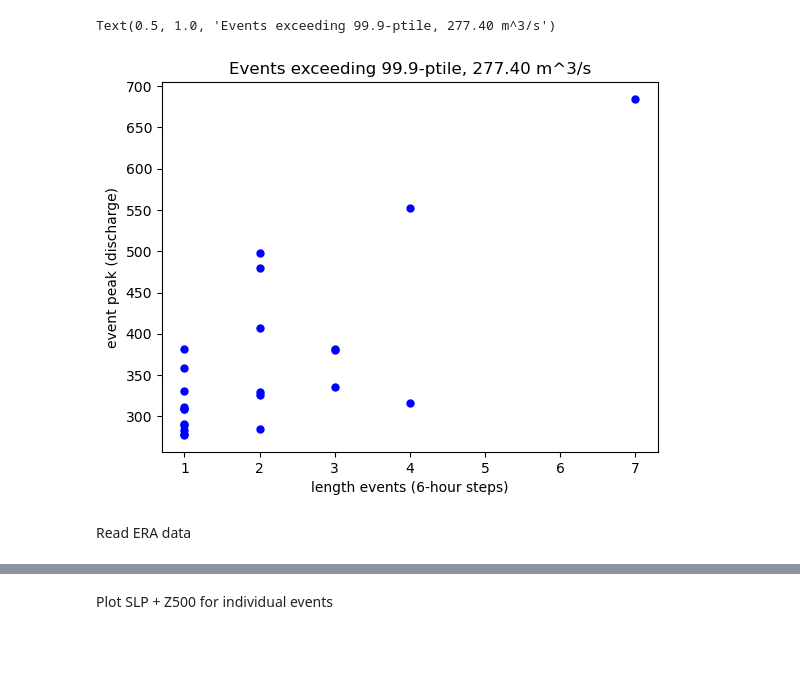
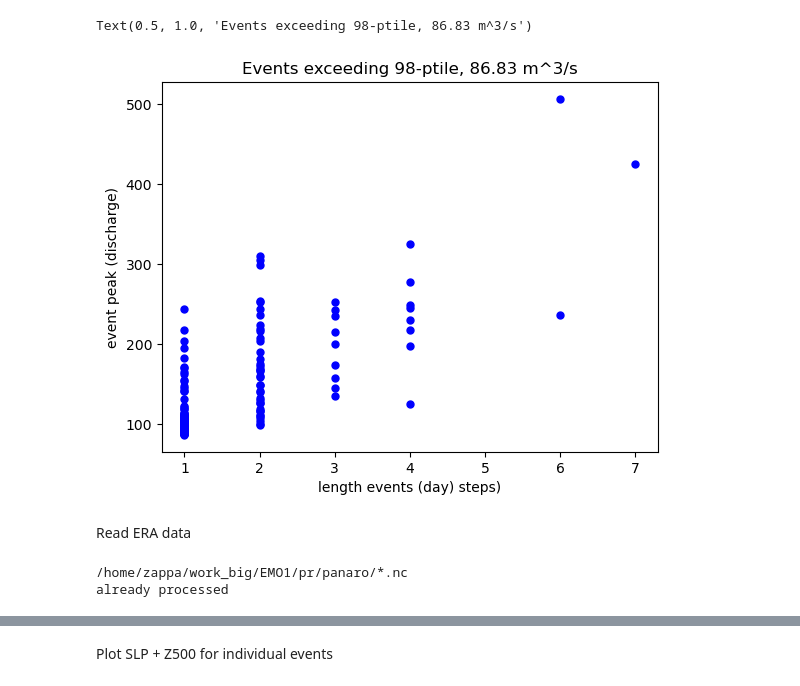
Before and after one commit to zappag/FLORA, a Jupyter notebook: explore.ipynb, the cells around one changed output, grey strips where cells are left out. Saved outputs shown, nothing was run; the diff lists cells and outputs as text; code cells hidden in the pictures; blank space fills up the shorter version.

```diff
--- a/explore.ipynb
+++ b/explore.ipynb
@@ -54,18 +84,13 @@ def read_and_store_time_series(fname_pat, lat, lon, output_file, check_existing=
         # Extract time series data for the specified grid point
         time_series = dataset.sel(lat=lat,lon=lon,method='nearest')
 
-        # Optionally, you can also specify a variable of interest if your dataset contains multiple variables
-        # For example, if 'temperature' is the variable you want to extract:
-        # time_series = dataset['temperature'].sel(latitude=dataset.latitude[lat_index],
-        #                                         longitude=dataset.longitude[lon_index])
-
         # Store the extracted time series data on disk
         time_series.to_netcdf(output_file)
 
     return time_series
 
 # xarray
-data_ds_gp = read_and_store_time_series(fname_pat, lat=tlat, lon=tlon, output_file=fname_gp)
+xds_gp = read_and_store_time_series(fname_pat, lat=tlat, lon=tlon, output_file=fname_gp, check_existing=ReadExisting)
 
-# discharge values
-ds_gp=data_ds_gp['dis06'].values
+# discharge values (convert to numpy array)
+ds_gp=xds_gp[disname].values
@@ -149,31 +311,36 @@ Text(0.5, 1.0, 'Seasonal cycle of daily maxima')
 # %%
-# Identify extreme events
-
-# percentiles
-prcth=99.9
+# threshold precentile for event definition (across all timesteps)
+prcth=98
 ds_gp_prc=np.percentile(ds_gp, prcth)
 ds_gp_up=ds_gp[ds_gp>ds_gp_prc]
-print(ds_gp_prc, np.sort(ds_gp_up))
+
+# minimum number of time steps below threshold between independent events. Otherwise it's the same event
+if tres=='day':
+    steps_independent_event=1
+elif tres=='6h':
+    steps_independent_event=3
 
 # events
-def find_events(data, threshold):
+def find_events(data, threshold, gap=0):
+    # data: 1D array of values
+    # threshold: threshold value for event detection
+    # gap: minimum number of consecutive values below the threshold to consider as a new event
+
     events = []
     event_start = None
     event_values = []  # List to store values within each event
-    gap = 0
 
     # Loop through the data array
     for i, value in enumerate(data):
         if value > threshold:
             # Start of a new event
-            gap=0
             if event_start is None:
                 event_start = i
             event_values.append(value)
             #print(event_values)
         else:
             # End of an event
-            if np.all(data[i:i+3]<threshold) and event_start is not None:
+            if np.all(data[i:i+gap]<threshold) and event_start is not None:
                 events.append((event_start, i-1, event_values))  # Append the event start and end indices
                 event_start = None  # Reset event start index
                 event_values = []  # Reset event_values
@@ -194,22 +353,22 @@ def find_events(data, threshold):
 # %%
-iv_event=find_events(ds_gp,ds_gp_prc)
+iv_event=find_events(ds_gp,ds_gp_prc,steps_independent_event)
 
 # Convert events to a pandas DataFrame
 df_events = pd.DataFrame(iv_event)
 event_length=df_events[2].apply(len)
 event_max=df_events[2].apply(max)
 
 # add column with peak intensity
 df_events[3]=event_max
 
 plt.figure
 plt.plot(event_length,event_max,marker='o', linestyle='None', markersize=5, color='blue')
-plt.xlabel('length events (6-hour steps)')
+plt.xlabel(f'length events ({tres}) steps)')
 plt.ylabel('event peak (discharge)')
 plt.title(f'Events exceeding {prcth}-ptile, {ds_gp_prc:,.2f} m^3/s')
 # %% [output]
-Text(0.5, 1.0, 'Events exceeding 99.9-ptile, 277.40 m^3/s')
+Text(0.5, 1.0, 'Events exceeding 98-ptile, 86.83 m^3/s')
-[figure, old version]
+[figure, new version]
 # %% [markdown]
 Read ERA data
 # %%
@@ -236,0 +401,25 @@ del ds1
+# %%
+import glob
+
+## for each file in EMO1 ending in .nc, read it and save it to a new file with the same name in the new directory
+EMO1dir='/home/zappa/work_big/EMO1'
+file_path_out=f"{EMO1dir}/pr/{region}/*.nc"
+print(file_path_out)
+
+if glob.glob(file_path_out) and (ReadExisting==True):
+    print('already processed')
+else:
+    for file in glob.glob(f"{EMO1dir}/pr/*.nc"):
+        print(file)
+        fname=os.path.basename(file)
+        ds_emo=xr.open_dataset(file)
+        ds_emo=ds_emo.sel(lon=bbox_lon,lat=bbox_lat)
+        ds_emo.to_netcdf(f"{EMO1dir}/pr/{region}/{fname}")
+
+ds_emo=xr.open_mfdataset(file_path_out,combine='by_coords')
+ds_emo=ds_emo.sel(time=slice(str(sy),str(ly))) # subset EFAS historical
+
+#ds_emo=xr.open_dataset(f"{EMO1dir}/pr/{region}/EMO-1arcmin-pr_1990.nc")
+# %% [output]
+/home/zappa/work_big/EMO1/pr/panaro/*.nc
+already processed
```
Also changed, not shown: parts of 42 cells of this notebook.
